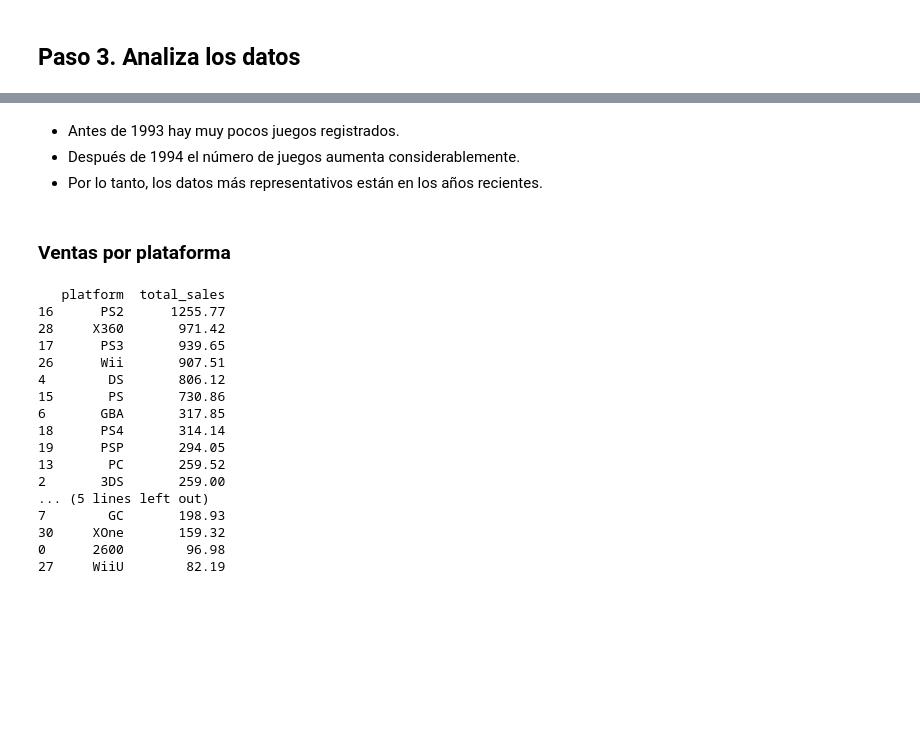
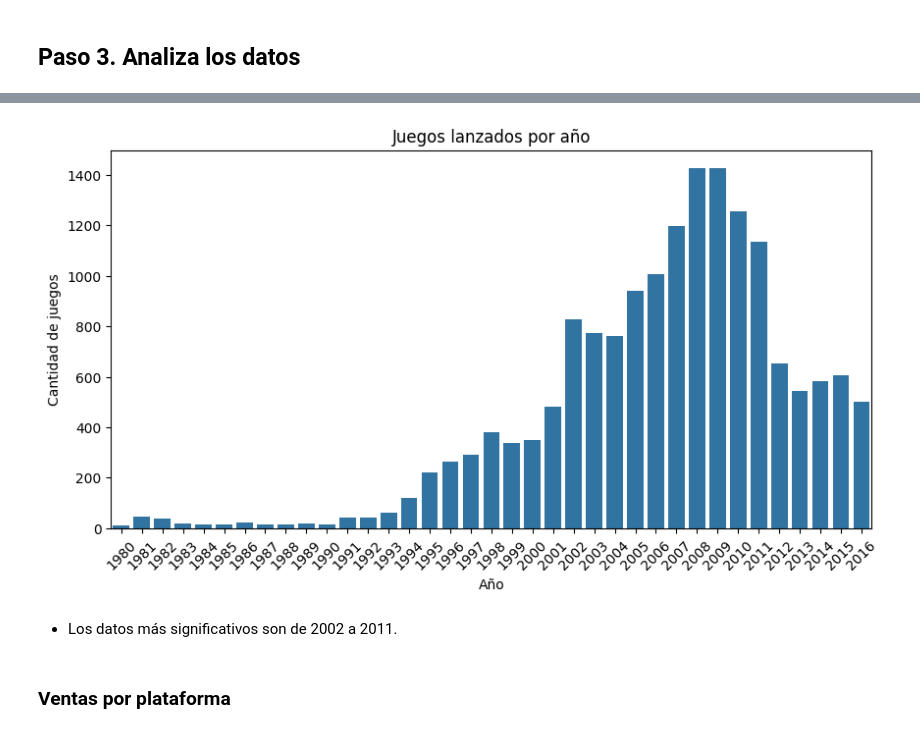
Before and after one commit to FelicianoRodriguez/tripleten-projects, a Jupyter notebook: 06_store_ice/notebook.ipynb, the cells around one changed output, grey strips where cells are left out. Drawn from its saved outputs; the diff is of its cells as text; code cells hidden in the pictures; blank space fills up the shorter version.

```diff
--- a/06_store_ice/notebook.ipynb
+++ b/06_store_ice/notebook.ipynb
@@ -271,6 +308,9 @@ print(games_df.head(20))
 # %%
 # Juegos lanzados por año
+games_year = (
+    games_df.groupby('year_of_release')['name'].count()
+        .reset_index(name='total_games')
+)
 
-games_year = games_df.groupby('year_of_release')['name'].count().reset_index()
 print(games_year)
 # %% [output]
@@ -294,37 +334,21 @@ print(games_year)
-# %% [markdown]
-- Antes de 1993 hay muy pocos juegos registrados.
-- Después de 1994 el número de juegos aumenta considerablemente.
-- Por lo tanto, los datos más representativos están en los años recientes.
+# %%
+plt.figure(figsize=(10, 5))
+
+sns.barplot(
+    data=games_year,
+    x='year_of_release',
+    y='total_games'
+)
+
+plt.title("Juegos lanzados por año")
+plt.xlabel("Año")
+plt.ylabel("Cantidad de juegos")
+plt.xticks(rotation=45)
+
+plt.show()
+# %% [output]
+[figure, added]
+# %% [markdown]
+- Los datos más significativos son de 2002 a 2011.
 # %% [markdown]
 ### Ventas por plataforma
-# %%
-# Plataformas con mayores ventas totales
-games_platform = (
-    games_df.groupby('platform')['total_sales']
-        .sum()
-        .reset_index()
-        .sort_values('total_sales', ascending=False)
-)
-
-# 20 plataformas con mayores ingresos
-games_platform_sales = games_platform[:20]
-
-print(games_platform_sales)
-# %% [output]
-   platform  total_sales
-16      PS2      1255.77
-28     X360       971.42
-17      PS3       939.65
-26      Wii       907.51
-4        DS       806.12
-15       PS       730.86
-6       GBA       317.85
-18      PS4       314.14
-19      PSP       294.05
-13       PC       259.52
-2       3DS       259.00
-... (5 lines left out)
-7        GC       198.93
-30     XOne       159.32
-0      2600        96.98
-27     WiiU        82.19
```
Also changed, not shown: parts of 93 cells of this notebook, 10 other files.
